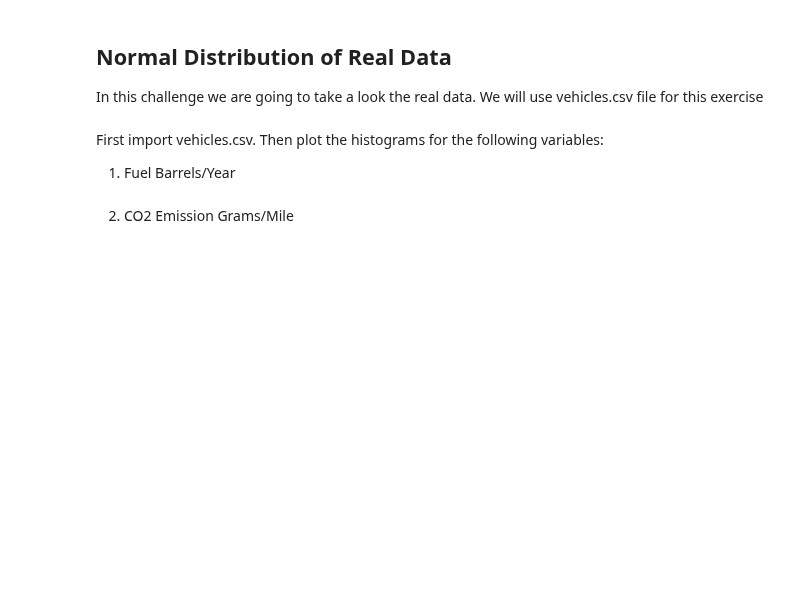
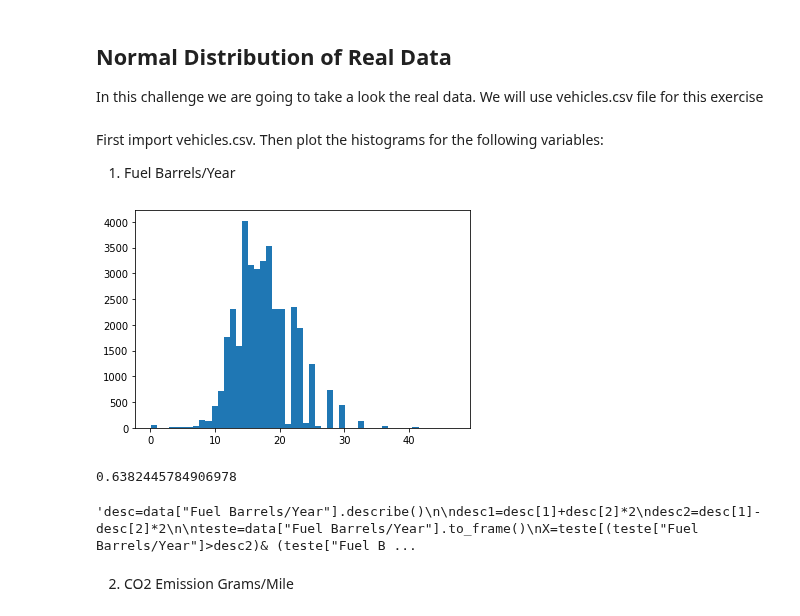
Before and after one commit to ta-data-lis/lab-probability-distributions, a Jupyter notebook: your-code/continuous.ipynb, the cells around one changed output. Drawn from its saved outputs; the diff is of its cells as text; code cells hidden in the pictures; blank space fills up the shorter version.

```diff
--- a/your-code/continuous.ipynb
+++ b/your-code/continuous.ipynb
@@ -79,2 +124,25 @@ Then plot the histograms for the following variables:
+# %%
+# your code here
+import scipy
+data=pd.read_csv("vehicles.csv")
+
+plt.hist(data["Fuel Barrels/Year"],bins=50)
+plt.show()
+
+print(scipy.stats.skew(data["Fuel Barrels/Year"]))
+
+"""desc=data["Fuel Barrels/Year"].describe()
+
+desc1=desc[1]+desc[2]*2
+desc2=desc[1]-desc[2]*2
+
+teste=data["Fuel Barrels/Year"].to_frame()
+X=teste[(teste["Fuel Barrels/Year"]>desc2)& (teste["Fuel Barrels/Year"]<desc1)]
+
+len(X)*100/len(data["Fuel Barrels/Year"])"""
+# %% [output]
+[figure, added]
+0.6382445784906978
+'desc=data["Fuel Barrels/Year"].describe()\n\ndesc1=desc[1]+desc[2]*2\ndesc2=desc[1]-desc[2]*2\n\nteste=data["Fuel Barrels/Year"].to_frame()\nX=teste[(teste["Fuel Barrels/Year"]>desc2)& (teste["Fuel B ...
 # %% [markdown]
 2. CO2 Emission Grams/Mile
```
Also changed, not shown: parts of 21 cells of this notebook.
